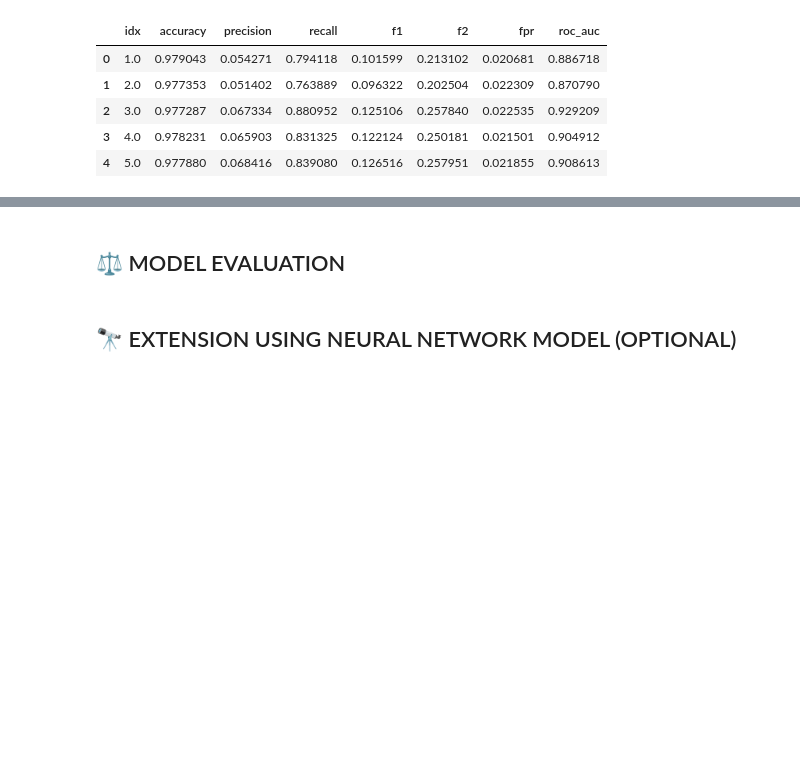
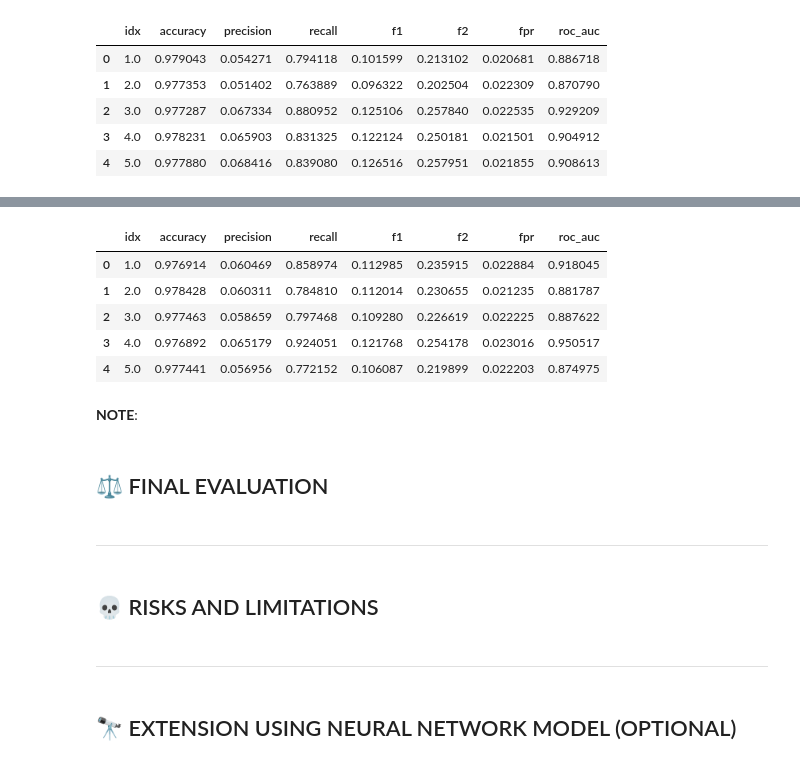
Before and after one commit to trungdung1711/credit-card-fraud-detection, a Jupyter notebook: notebooks/_v1.ipynb, the cells around one changed output, grey strips where cells are left out. Cells and saved outputs as stored; diff of their text form; code cells hidden in the pictures; blank space fills up the shorter version.

```diff
--- a/notebooks/_v1.ipynb
+++ b/notebooks/_v1.ipynb
@@ -2287,5 +2465,26 @@ gnb_results.head(100)
+# %%
+gnb_results.head(100)
+# %% [output]
+|  | idx | accuracy | precision | recall | f1 | f2 | fpr | roc_auc |
+| 0 | 1.0 | 0.976914 | 0.060469 | 0.858974 | 0.112985 | 0.235915 | 0.022884 | 0.918045 |
+| 1 | 2.0 | 0.978428 | 0.060311 | 0.784810 | 0.112014 | 0.230655 | 0.021235 | 0.881787 |
+| 2 | 3.0 | 0.977463 | 0.058659 | 0.797468 | 0.109280 | 0.226619 | 0.022225 | 0.887622 |
+| 3 | 4.0 | 0.976892 | 0.065179 | 0.924051 | 0.121768 | 0.254178 | 0.023016 | 0.950517 |
+| 4 | 5.0 | 0.977441 | 0.056956 | 0.772152 | 0.106087 | 0.219899 | 0.022203 | 0.874975 |
+# %% [markdown]
+**NOTE**:
 # %% [markdown]
-## ⚖️ MODEL EVALUATION
+## ⚖️ FINAL EVALUATION
+# %% [markdown]
+
+
+---
+# %% [markdown]
+## 💀 RISKS AND LIMITATIONS
+# %% [markdown]
+
+
+---
 # %% [markdown]
 ## 🔭 EXTENSION USING NEURAL NETWORK MODEL (OPTIONAL)
 # %% [markdown]
```
Also changed, not shown: parts of 54 cells of this notebook.
